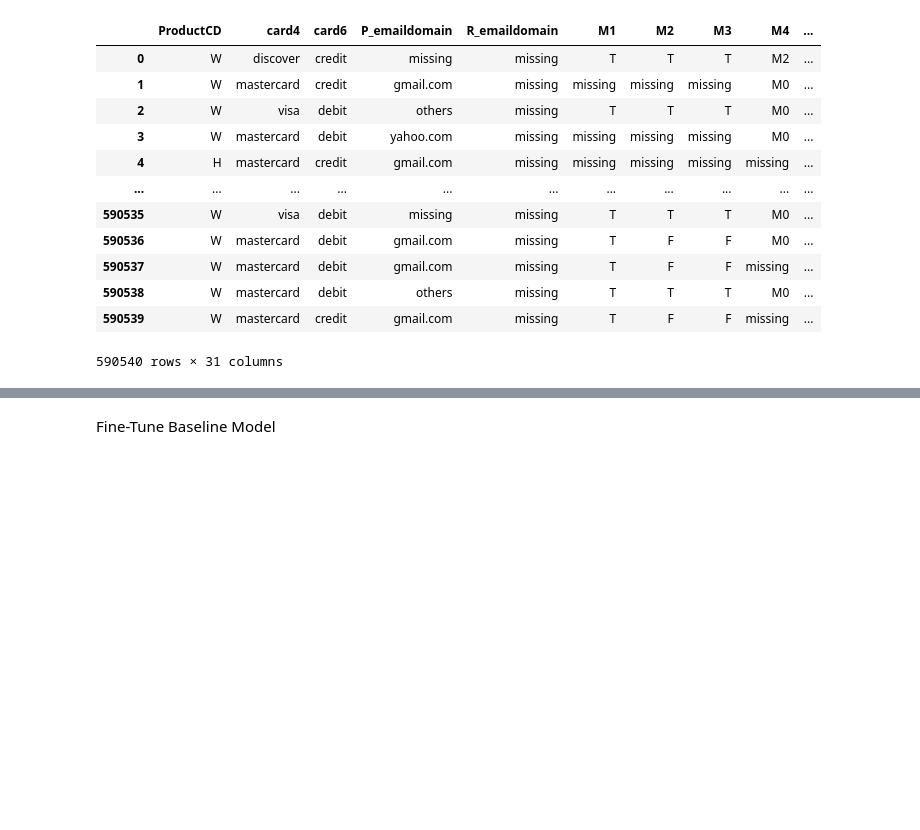
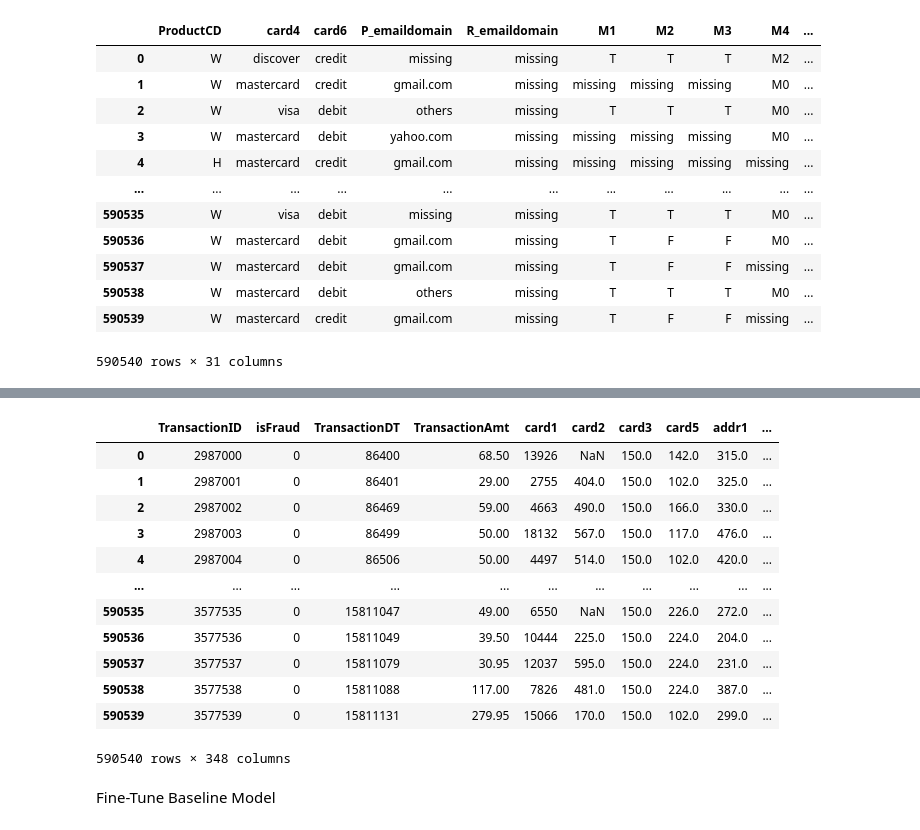
Before and after one commit to Henry-s-Final-Year-Project/Fraud-Detection-Analysis, a Jupyter notebook: Prototype/fraud_detection_model.ipynb, the cells around one changed output, grey strips where cells are left out. Cells and saved outputs as stored; diff of their text form; code cells hidden in the pictures; blank space fills up the shorter version.

```diff
--- a/Prototype/fraud_detection_model.ipynb
+++ b/Prototype/fraud_detection_model.ipynb
@@ -238,6 +238,7 @@ fined_categorical_features
 590540 rows × 31 columns
 # %%
 fined_categorical_features.drop(columns="id_33", inplace=True)
+fined_train_data.drop(columns="id_33", inplace=True)
 # %%
 def generalize_os(os_name):
     if pd.isna(os_name) or os_name == 'missing':
@@ -304,0 +304,6 @@ DeviceType : ['missing' 'mobile' 'desktop']
+# %%
+fined_numerical_features = fined_train_data.select_dtypes(include=[np.number])
+fined_numerical_features
+
+print(len(fined_numerical_features.columns) + len(fined_categorical_features.columns) == len(fined_train_data.columns))
+fined_train_data
@@ -331,3 +383,20 @@ def encode_features(df):
+# %%
+cleaned_train_data = pd.concat([fined_numerical_features, encoded_categorical_features], axis=1)
+cleaned_train_data
+# %% [output]
+|  | TransactionID | isFraud | TransactionDT | TransactionAmt | card1 | card2 | card3 | card5 | addr1 | ... |
+| 0 | 2987000 | 0 | 86400 | 68.50 | 13926 | NaN | 150.0 | 142.0 | 315.0 | ... |
+| 1 | 2987001 | 0 | 86401 | 29.00 | 2755 | 404.0 | 150.0 | 102.0 | 325.0 | ... |
+| 2 | 2987002 | 0 | 86469 | 59.00 | 4663 | 490.0 | 150.0 | 166.0 | 330.0 | ... |
+| 3 | 2987003 | 0 | 86499 | 50.00 | 18132 | 567.0 | 150.0 | 117.0 | 476.0 | ... |
+| 4 | 2987004 | 0 | 86506 | 50.00 | 4497 | 514.0 | 150.0 | 102.0 | 420.0 | ... |
+| ... | ... | ... | ... | ... | ... | ... | ... | ... | ... | ... |
+| 590535 | 3577535 | 0 | 15811047 | 49.00 | 6550 | NaN | 150.0 | 226.0 | 272.0 | ... |
+| 590536 | 3577536 | 0 | 15811049 | 39.50 | 10444 | 225.0 | 150.0 | 224.0 | 204.0 | ... |
+| 590537 | 3577537 | 0 | 15811079 | 30.95 | 12037 | 595.0 | 150.0 | 224.0 | 231.0 | ... |
+| 590538 | 3577538 | 0 | 15811088 | 117.00 | 7826 | 481.0 | 150.0 | 224.0 | 387.0 | ... |
+| 590539 | 3577539 | 0 | 15811131 | 279.95 | 15066 | 170.0 | 150.0 | 102.0 | 299.0 | ... |
+590540 rows × 348 columns
 # %% [markdown]
 Fine-Tune Baseline Model
 # %% [markdown]
```
Also changed, not shown: parts of 10 cells of this notebook.
